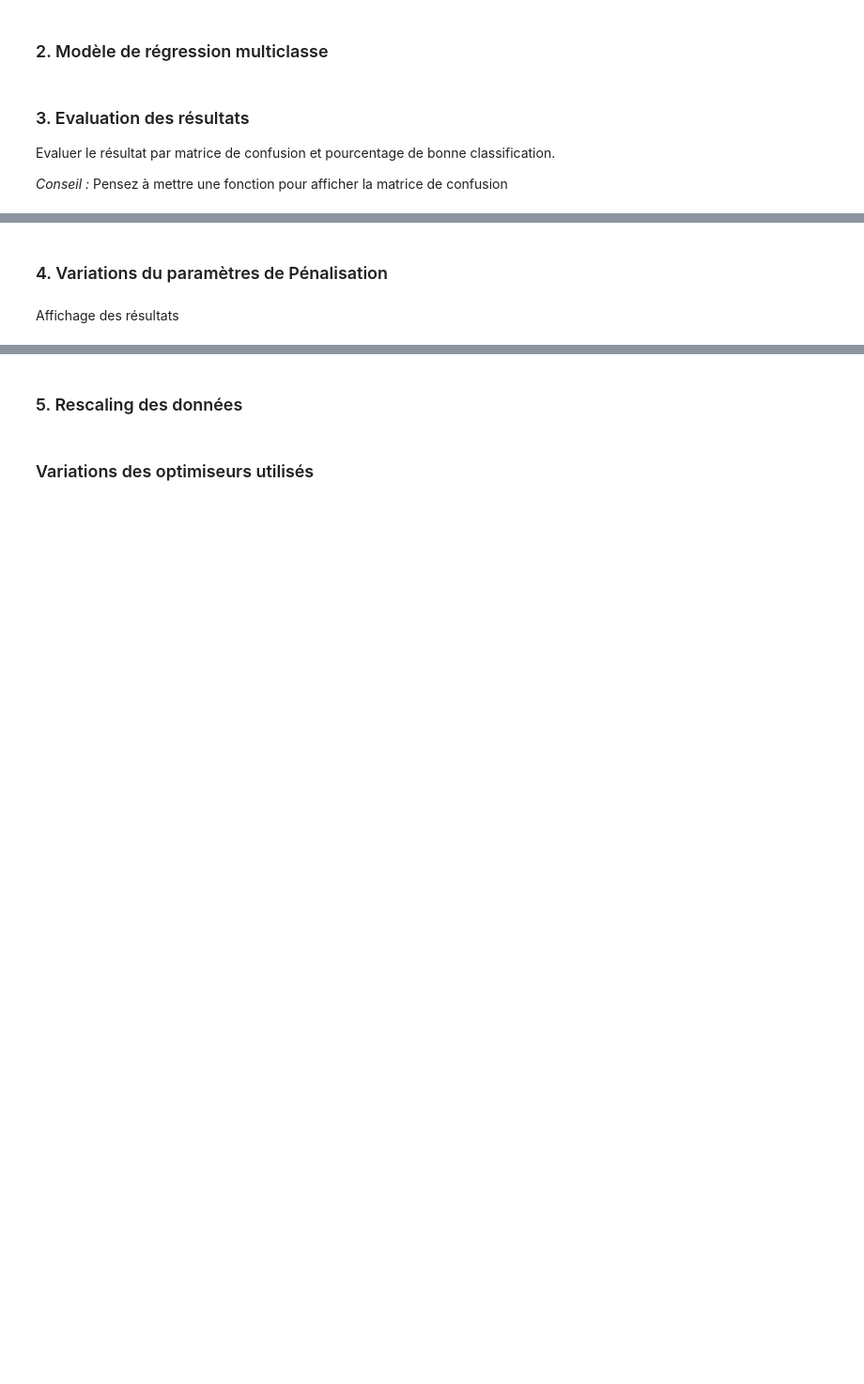
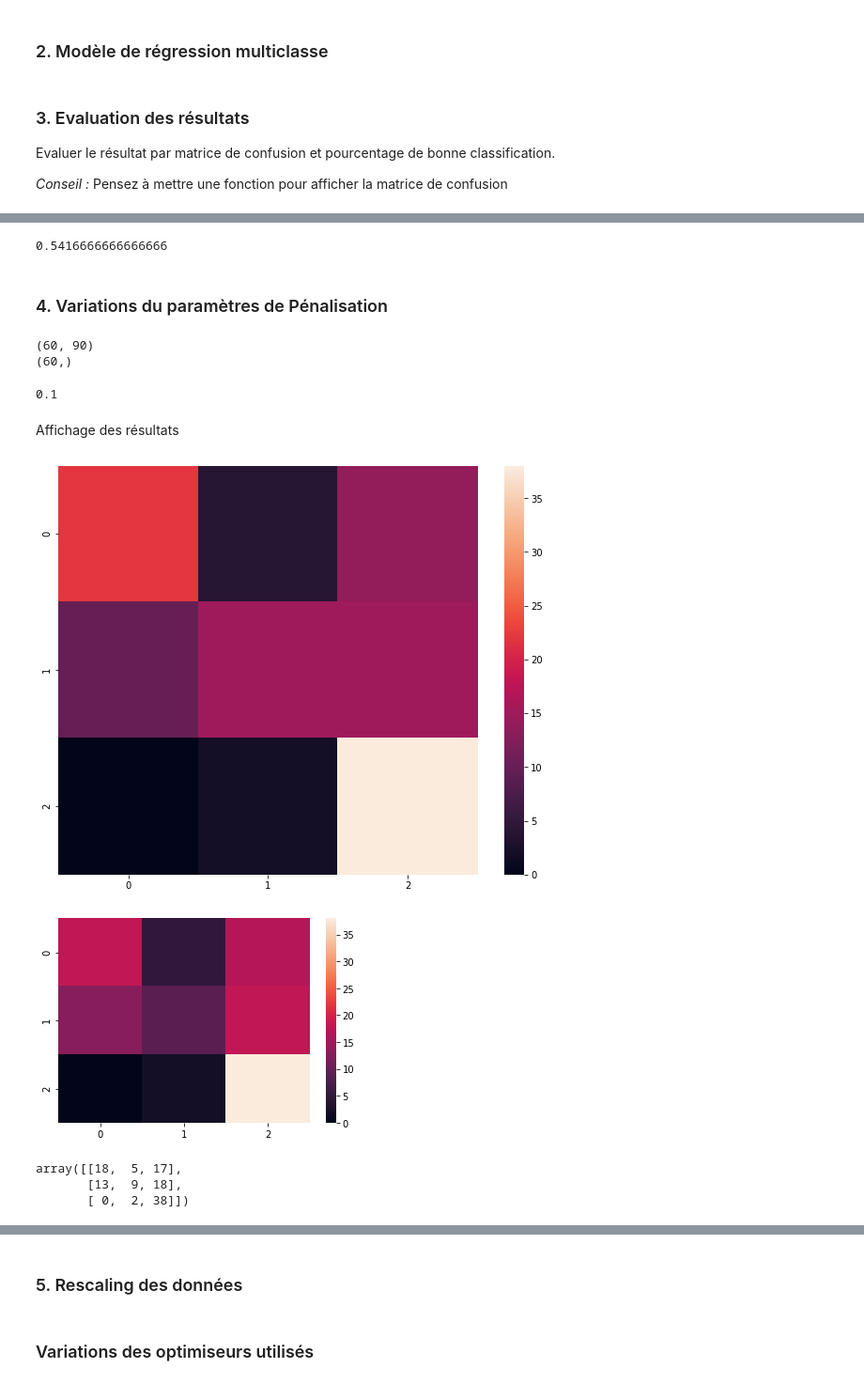
Before and after one commit to p-brunet/ML_fil_rouge, a Jupyter notebook: ProjetFilRouge-ML.ipynb, the cells around one changed output, grey strips where cells are left out. Shown: that part at 94% size. Saved outputs shown, nothing was run; the diff lists cells and outputs as text; code cells hidden in the pictures; blank space fills up the shorter version.

```diff
--- a/ProjetFilRouge-ML.ipynb
+++ b/ProjetFilRouge-ML.ipynb
@@ -221,2 +274,6 @@ from sklearn.metrics import confusion_matrix
+# %%
+accuracy_score(y_test,y_pred)
+# %% [output]
+0.5416666666666666
 # %% [markdown]
 ### 4. Variations du paramètres de Pénalisation
@@ -225,2 +280,33 @@ from sklearn.model_selection import GridSearchCV
+# %%
+from sklearn.model_selection import GridSearchCV
+
+param= {'C':[0.1,0.2,0.5,1,5,10,15,30]}
+logit = sklearn.model_selection.GridSearchCV(LogisticRegression(penalty='l2',max_iter= 10000,solver='lbfgs',multi_class='multinomial'),param_grid=param)
+
+
+logitOpt = logit.fit(X_train, np.array(y_train).ravel())
+logitOpt.best_params_["C"]
+# %% [output]
+(60, 90)
+(60,)
+0.1
 # %% [markdown]
 Affichage des résultats
+# %%
+yOpt= logitOpt.predict(X_test)
+cm1 = confusion_matrix(y_test,yOpt)
+
+plt.figure(figsize=(10,8))
+sns.heatmap(cm1)
+plt.show()
+sns.heatmap(cm)
+plt.show()
+# %% [output]
+[figure, added]
+[figure, added]
+# %%
+cm
+# %% [output]
+array([[18,  5, 17],
+       [13,  9, 18],
+       [ 0,  2, 38]])
```
Also changed, not shown: parts of 23 cells of this notebook.
